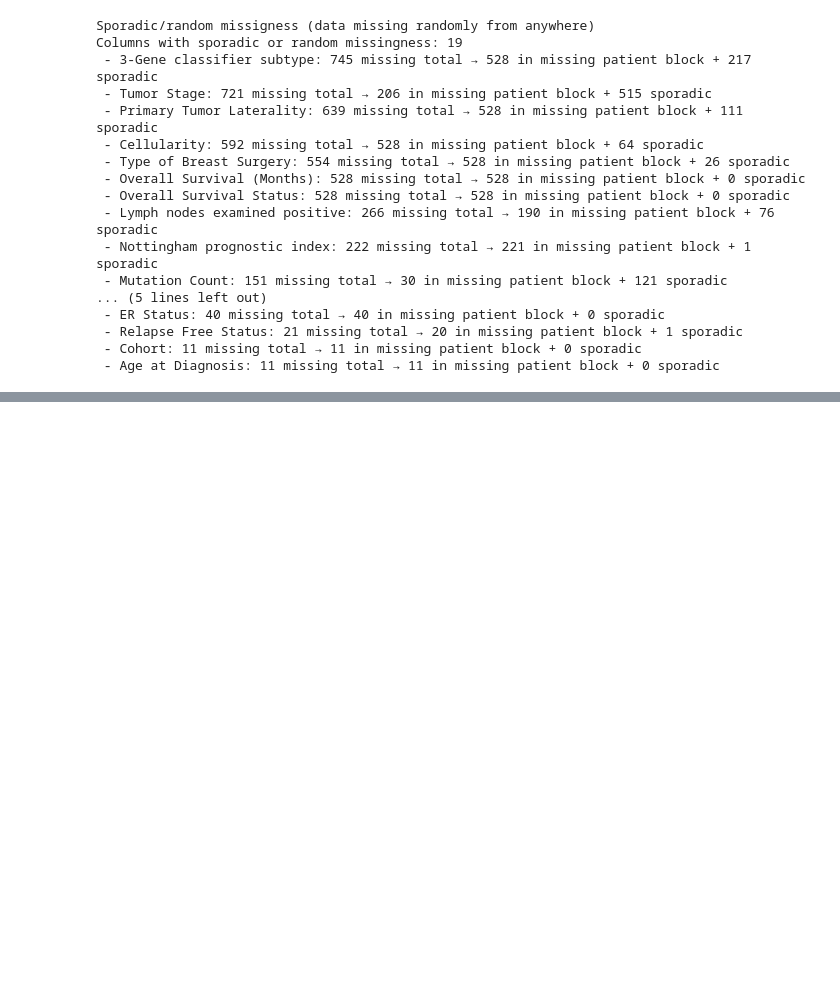
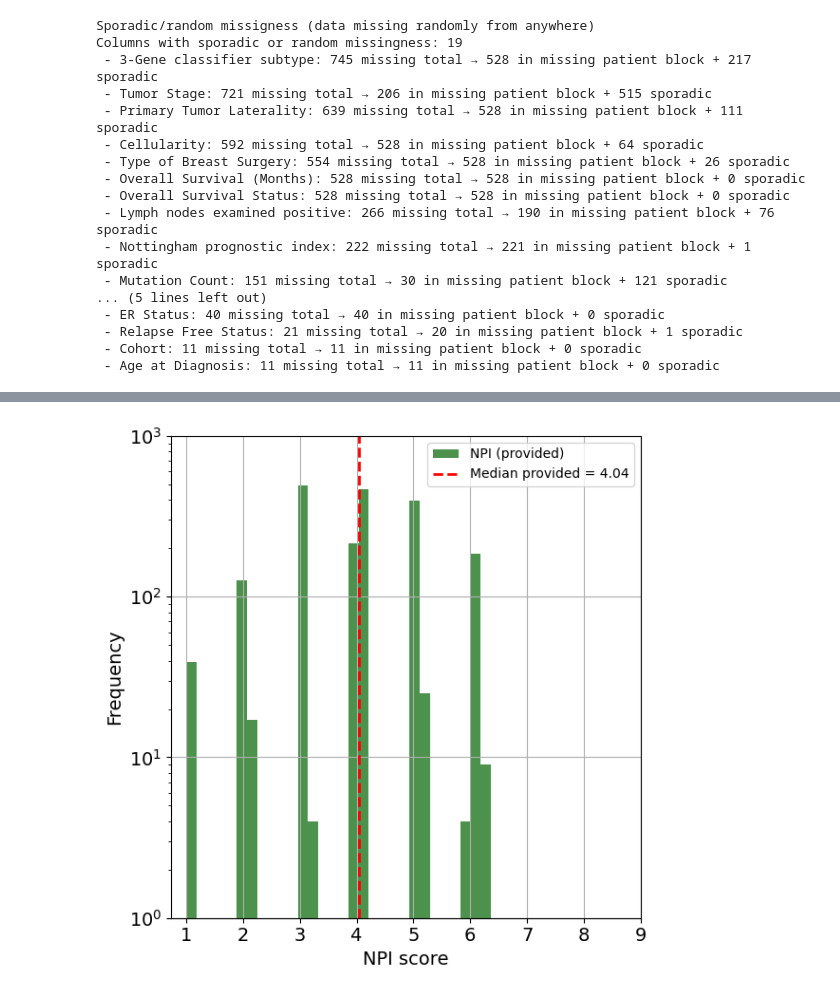
Before and after one commit to Erdos-Projects/summer26-breast-cancer-survival, a Jupyter notebook: checkpoint2_gopal.ipynb, the cells around one changed output, grey strips where cells are left out. Cells and saved outputs as stored; diff of their text form; code cells hidden in the pictures; blank space fills up the shorter version.

```diff
--- a/checkpoint2_gopal.ipynb
+++ b/checkpoint2_gopal.ipynb
@@ -376,0 +575,27 @@ non_block.to_csv('Final_metabric_data.tsv', sep='\t', index=False)
+# %%
+# Find rows where the provided NPI is missing
+missing_idx = merged[merged['Nottingham prognostic index'].isna()].index
+# Fill the value at the index
+merged.loc[missing_idx, 'Nottingham prognostic index'] = merged.loc[missing_idx, 'NPI_calc']
+# %%
+fig, ax = plt.subplots(figsize=(6, 6))
+
+bins = 30  # shared bin count so they're comparable
+merged['Nottingham prognostic index'].hist(
+    ax=ax, bins=bins, alpha=0.7, label='NPI (provided)', color='darkgreen')
+
+median_provided = merged['Nottingham prognostic index'].median()
+ax.axvline(median_provided, color='red', linestyle='--', linewidth=2,
+           label=f'Median provided = {median_provided:.2f}')
+
+ax.set_xlabel('NPI score', fontsize=14)
+ax.set_ylabel('Frequency', fontsize=14)
+ax.legend()
+ax.tick_params(axis='both', which='major', labelsize=14)
+ax.set_xticks(range(1, 10))
+plt.ylim(1, 1000)
+plt.yscale('log')
+plt.tight_layout()
+plt.show()
+# %% [output]
+[figure, added]
```
Also changed, not shown: parts of 31 cells of this notebook, 2 other files.
